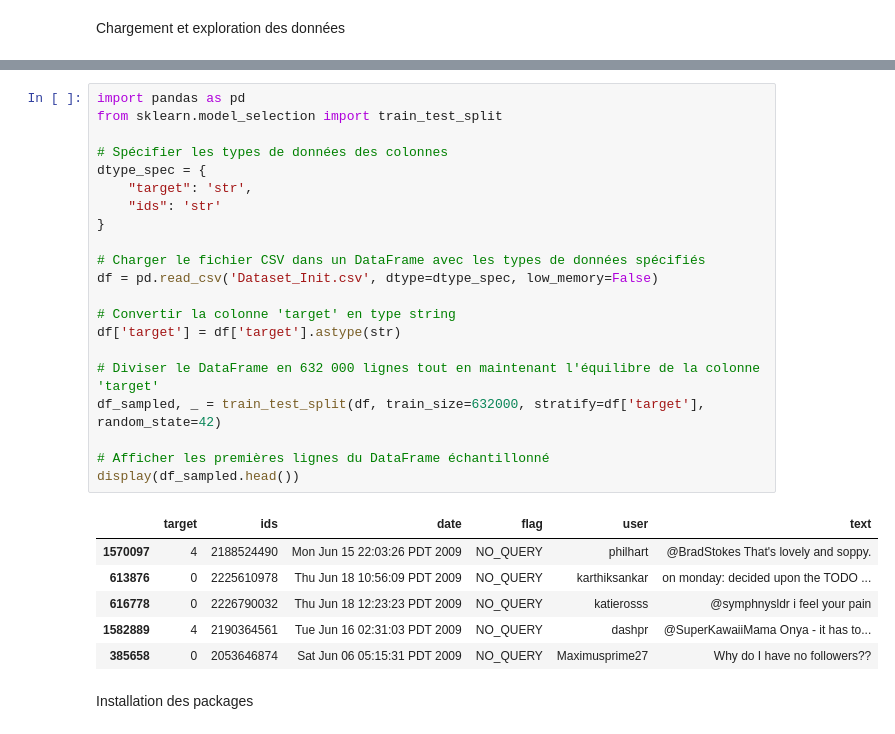
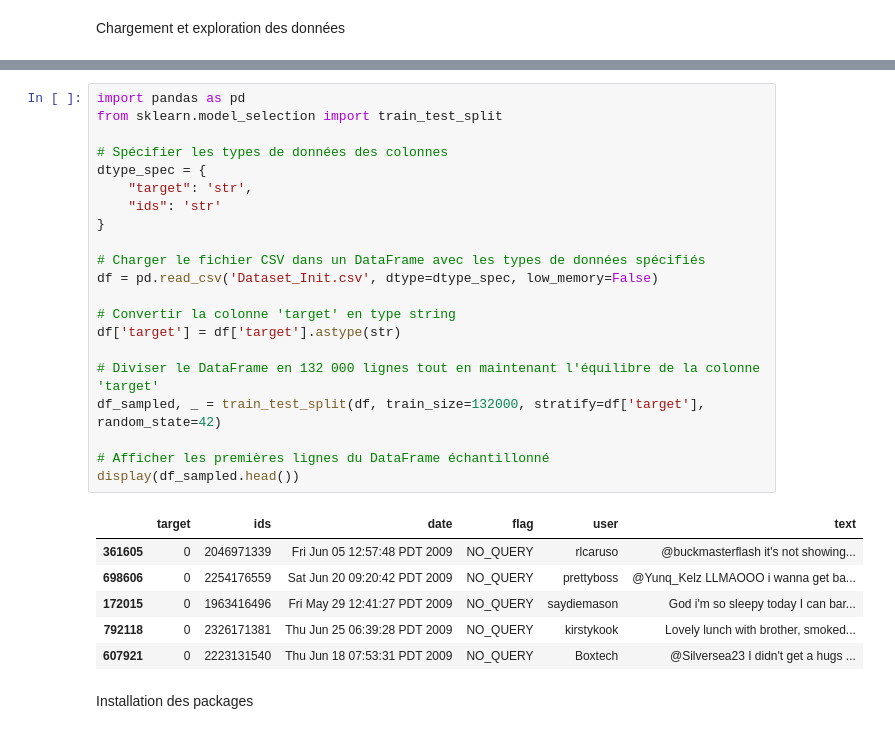
Before and after one commit to tomcre94/Projet7ML, a Jupyter notebook: data et notebook/Creuse_Tom_2_scripts_notebook_modélisation_122024.ipynb, the cells around one changed output, grey strips where cells are left out. Saved outputs shown, nothing was run; the diff lists cells and outputs as text.

```diff
--- a/data et notebook/Creuse_Tom_2_scripts_notebook_modélisation_122024.ipynb
+++ b/data et notebook/Creuse_Tom_2_scripts_notebook_modélisation_122024.ipynb
@@ -103,31 +103,31 @@ dtype: int64
 # %%
 import pandas as pd
 from sklearn.model_selection import train_test_split
 
 # Spécifier les types de données des colonnes
 dtype_spec = {
     "target": 'str',
     "ids": 'str'
 }
 
 # Charger le fichier CSV dans un DataFrame avec les types de données spécifiés
 df = pd.read_csv('Dataset_Init.csv', dtype=dtype_spec, low_memory=False)
 
 # Convertir la colonne 'target' en type string
 df['target'] = df['target'].astype(str)
 
-# Diviser le DataFrame en 632 000 lignes tout en maintenant l'équilibre de la colonne 'target'
-df_sampled, _ = train_test_split(df, train_size=632000, stratify=df['target'], random_state=42)
+# Diviser le DataFrame en 132 000 lignes tout en maintenant l'équilibre de la colonne 'target'
+df_sampled, _ = train_test_split(df, train_size=132000, stratify=df['target'], random_state=42)
 
 # Afficher les premières lignes du DataFrame échantillonné
 display(df_sampled.head())
 # %% [output]
 |  | target | ids | date | flag | user | text |
-| 1570097 | 4 | 2188524490 | Mon Jun 15 22:03:26 PDT 2009 | NO_QUERY | philhart | @BradStokes That's lovely and soppy. |
-| 613876 | 0 | 2225610978 | Thu Jun 18 10:56:09 PDT 2009 | NO_QUERY | karthiksankar | on monday: decided upon the TODO ... |
-| 616778 | 0 | 2226790032 | Thu Jun 18 12:23:23 PDT 2009 | NO_QUERY | katierosss | @symphnysldr i feel your pain |
-| 1582889 | 4 | 2190364561 | Tue Jun 16 02:31:03 PDT 2009 | NO_QUERY | dashpr | @SuperKawaiiMama Onya - it has to... |
-| 385658 | 0 | 2053646874 | Sat Jun 06 05:15:31 PDT 2009 | NO_QUERY | Maximusprime27 | Why do I have no followers?? |
+| 361605 | 0 | 2046971339 | Fri Jun 05 12:57:48 PDT 2009 | NO_QUERY | rlcaruso | @buckmasterflash it's not showing... |
+| 698606 | 0 | 2254176559 | Sat Jun 20 09:20:42 PDT 2009 | NO_QUERY | prettyboss | @Yunq_Kelz LLMAOOO i wanna get ba... |
+| 172015 | 0 | 1963416496 | Fri May 29 12:41:27 PDT 2009 | NO_QUERY | saydiemason | God i'm so sleepy today I can bar... |
+| 792118 | 0 | 2326171381 | Thu Jun 25 06:39:28 PDT 2009 | NO_QUERY | kirstykook | Lovely lunch with brother, smoked... |
+| 607921 | 0 | 2223131540 | Thu Jun 18 07:53:31 PDT 2009 | NO_QUERY | Boxtech | @Silversea23 I didn't get a hugs ... |
 # %% [markdown]
 Installation des packages
 # %%
```
Also changed, not shown: parts of 16 cells of this notebook.
